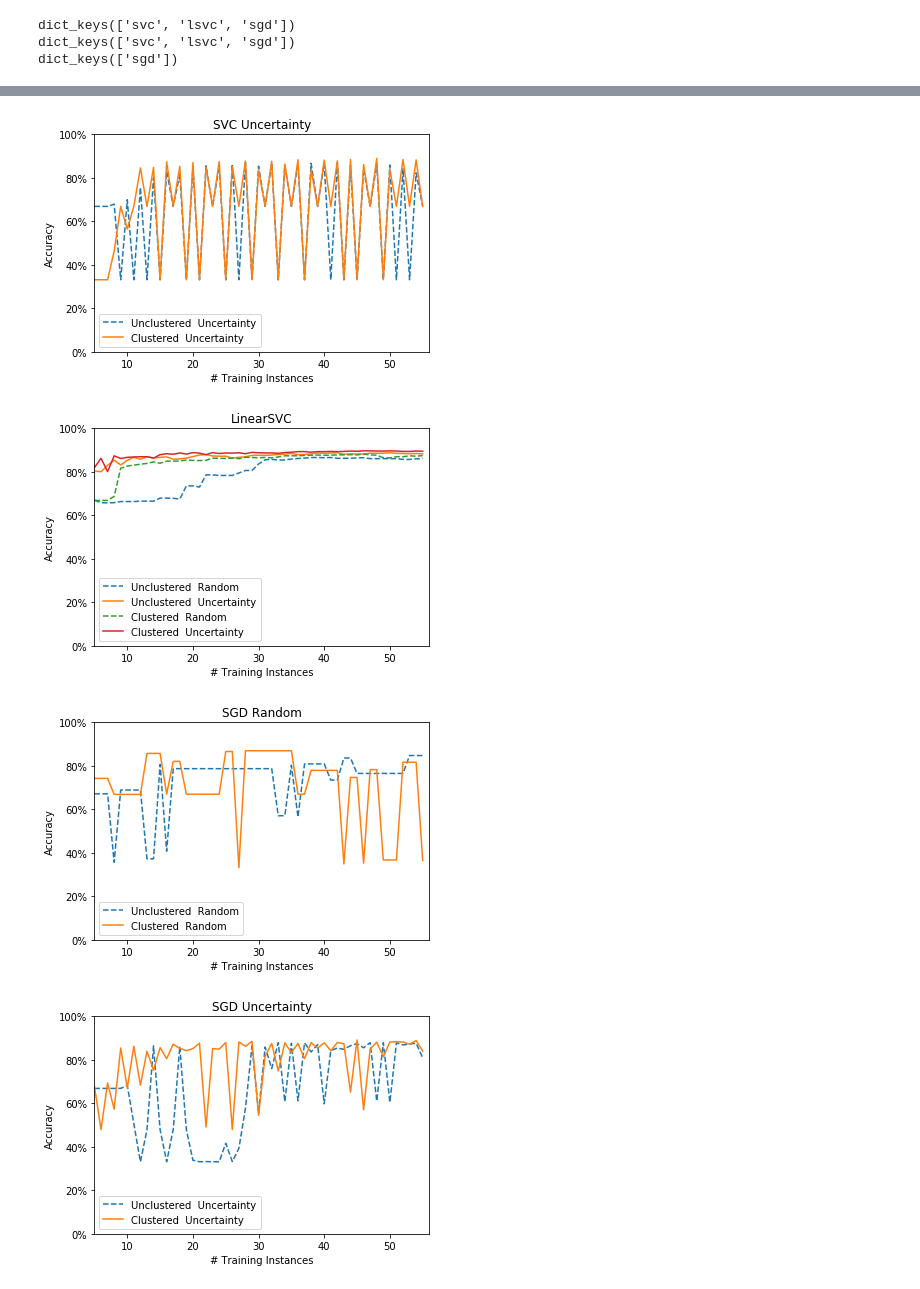
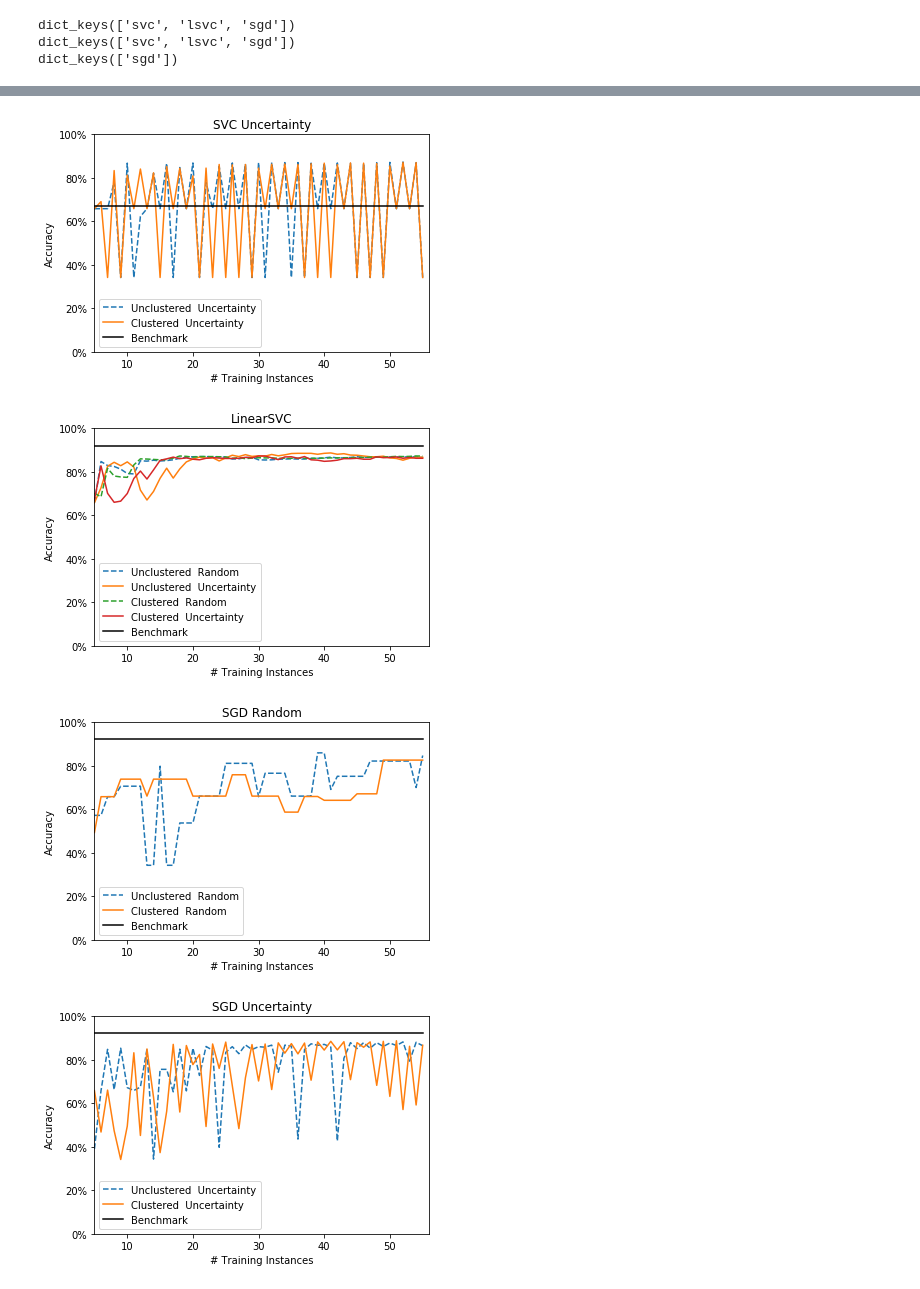
Before and after one commit to adidottxt/spotify-music-discovery, a Jupyter notebook: learning.ipynb, the cells around one changed output, grey strips where cells are left out. Drawn from its saved outputs; the diff is of its cells as text; code cells hidden in the pictures.

```diff
--- a/learning.ipynb
+++ b/learning.ipynb
@@ -352,7 +352,8 @@ def get_kmeans_clusters(data, n_clusters, songs_by_cluster={}):
 
     return FrozenMap(data), FrozenMap(songs_by_cluster)
 # %%
-NUM_CLUSTERS = 10
+clustered_song_data, songs_by_cluster = {}, {}
+NUM_CLUSTERS = 4
 
 clustered_song_data, songs_by_cluster = get_kmeans_clusters(default_song_data, NUM_CLUSTERS)
 # clustered_song_data
@@ -615,7 +616,7 @@ def run_active_suite(train_data, validation_data):
 
         for strat in AL_STRATS:
             init_n = 5
-            accs = run_active_experiment(train_data, validation_data, 50, alg, init_n, strat=strat)
+            accs = run_active_experiment(train_data, validation_data, 100, alg, init_n, strat=strat)
             print(alg, 'accs w/', strat)
             for i in range(len(accs)):
                 print(int(accs[i]*10000)/100, end='\t')
@@ -636,7 +637,7 @@ def run_clusters_suite(train_data, validation_data, train_clusters):
         for strat in AL_STRATS:
 
             accs = run_active_experiment(
-                train_data, validation_data, 50//NUM_CLUSTERS, alg, len(train_clusters),
+                train_data, validation_data, 100//NUM_CLUSTERS, alg, len(train_clusters),
                 strat=strat, clusters=train_clusters
             )
             print(alg, 'accs w/', strat)
@@ -691,14 +688,0 @@ def run_benchmark(alg, data, p, discard=None):
-# %%
-test_clf, test_td, test_vd = run_benchmark('svc', default_song_data, 0.2)
-svc_bench_acc = test_clf.validate(test_vd)
-print('svc acc:', svc_bench_acc)
-test_clf, test_td, test_vd = run_benchmark('lsvc', default_song_data, 0.2)
-lsvc_bench_acc = test_clf.validate(test_vd)
-print('lsvc acc:', lsvc_bench_acc)
-test_clf, test_td, test_vd = run_benchmark('sgd', default_song_data, 0.2)
-sgd_bench_acc = test_clf.validate(test_vd)
-print('sgd acc:', sgd_bench_acc)
-# print()
-# print(active_unclustered_results)
-# print(active_clustered_results)
-# print(active_cluster_sampled_results)
@@ -758,25 +762,27 @@ sgd_y_u, sgd_l_u = sgd_y[1::2], sgd_l[1::2]
 import matplotlib.pyplot as plt
 import matplotlib.ticker as mtick
 
-def accuracy_plot(y, labels, title):
+def accuracy_plot(y, labels, title, benchmark, save=False):
 
     x = [i + 5 for i in range(len(y[0]))]
 
     for i in range(len(y)):
         plt.plot(x, y[i], '--' if i % 2 == 0 else '-', label=labels[i])
+    plt.plot(x, [benchmark for i in range(len(y[0]))], '-', label='Benchmark', color='black')
     plt.legend()
     plt.title(title)
     plt.xlabel('# Training Instances')
     plt.ylabel('Accuracy')
     plt.axis([5, 5+len(y[0]), 0, 1.0])
     plt.axes().yaxis.set_major_formatter(mtick.PercentFormatter(1.0))
+    if save: plt.savefig('plots/' + str(NUM_CLUSTERS) + '_' + title.replace(' ', '_') + '.png')
     plt.show()
 
-accuracy_plot(svc_y_r, svc_l_r, 'SVC Random')
-accuracy_plot(svc_y_u, svc_l_u, 'SVC Uncertainty')
-accuracy_plot(lsvc_y, lsvc_l, 'LinearSVC')
-accuracy_plot(sgd_y_r, sgd_l_r, 'SGD Random')
-accuracy_plot(sgd_y_u, sgd_l_u, 'SGD Uncertainty')
+accuracy_plot(svc_y_r, svc_l_r, 'SVC Random', svc_bench_acc)
+accuracy_plot(svc_y_u, svc_l_u, 'SVC Uncertainty', svc_bench_acc)
+accuracy_plot(lsvc_y, lsvc_l, 'LinearSVC', lsvc_bench_acc)
+accuracy_plot(sgd_y_r, sgd_l_r, 'SGD Random', sgd_bench_acc)
+accuracy_plot(sgd_y_u, sgd_l_u, 'SGD Uncertainty', sgd_bench_acc)
 
 # def get_accuracy_plots():
 #     for alg in SUPPORTED_ALGS:
@@ -788,7 +794,7 @@ accuracy_plot(sgd_y_u, sgd_l_u, 'SGD Uncertainty')
-[figure, old version]
+[figure, new version]
-[figure, old version]
+[figure, new version]
-[figure, old version]
+[figure, new version]
-[figure, old version]
+[figure, new version]
 # %%
 result_list = [active_cluster_sampled_results]
 label_list = ['Clustered']
```
Also changed, not shown: parts of 8 cells of this notebook, 28 other files.
